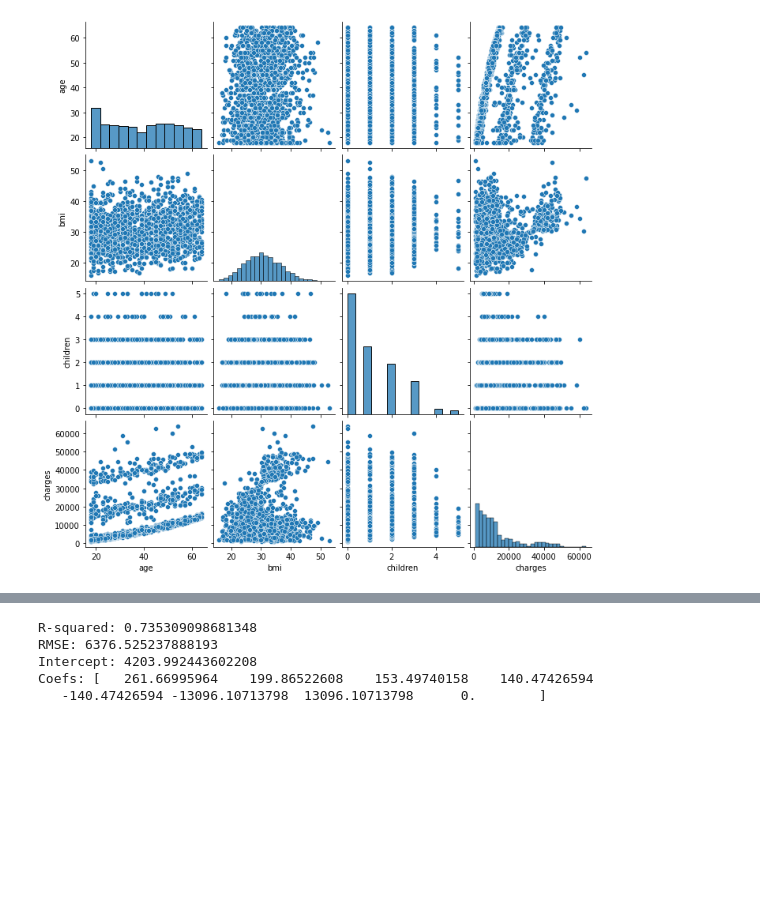
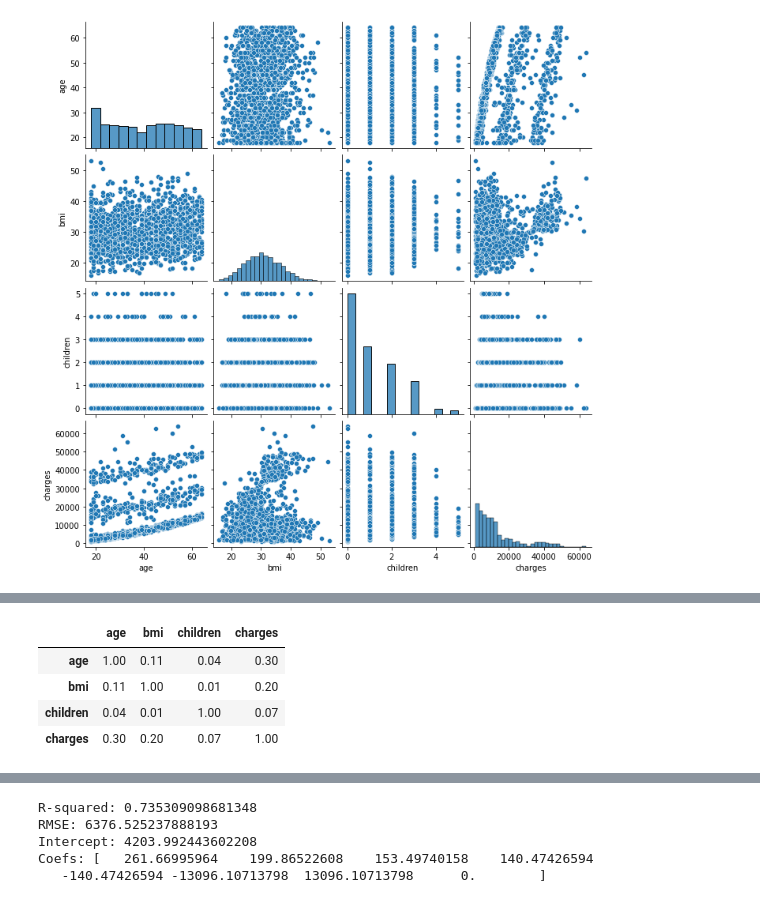
Before and after one commit to guochuanyong/Data-Analytics-Insurance-Cost-Project, a Jupyter notebook: DATA_3450_Project.ipynb, the cells around one changed output, grey strips where cells are left out. Drawn from its saved outputs; the diff is of its cells as text; code cells hidden in the pictures; blank space fills up the shorter version.

```diff
--- a/DATA_3450_Project.ipynb
+++ b/DATA_3450_Project.ipynb
@@ -69,0 +97,11 @@ sns.pairplot(df)
+# %%
+## Correlation Matrix
+corr = df.corr()
+corr.style.background_gradient()
+corr.style.background_gradient().set_precision(2)
+# %% [output]
+|  | age | bmi | children | charges |
+| age | 1.00 | 0.11 | 0.04 | 0.30 |
+| bmi | 0.11 | 1.00 | 0.01 | 0.20 |
+| children | 0.04 | 0.01 | 1.00 | 0.07 |
+| charges | 0.30 | 0.20 | 0.07 | 1.00 |
```
Also changed, not shown: parts of 3 cells of this notebook.
